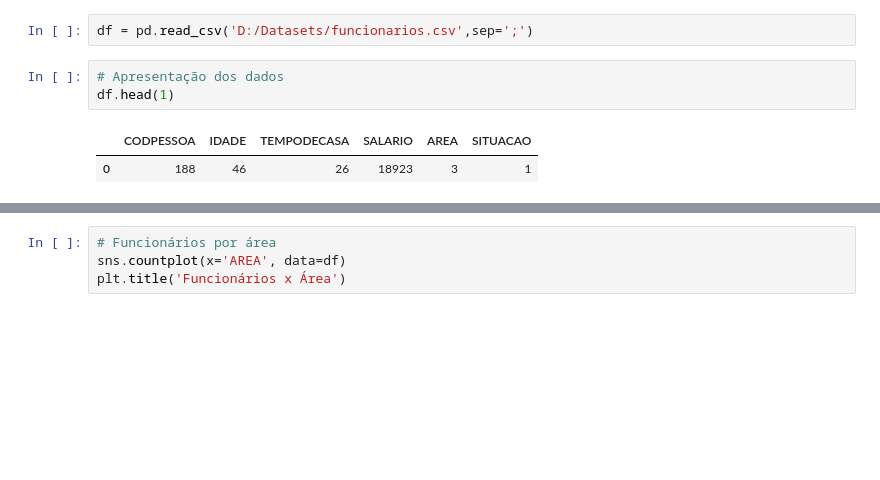
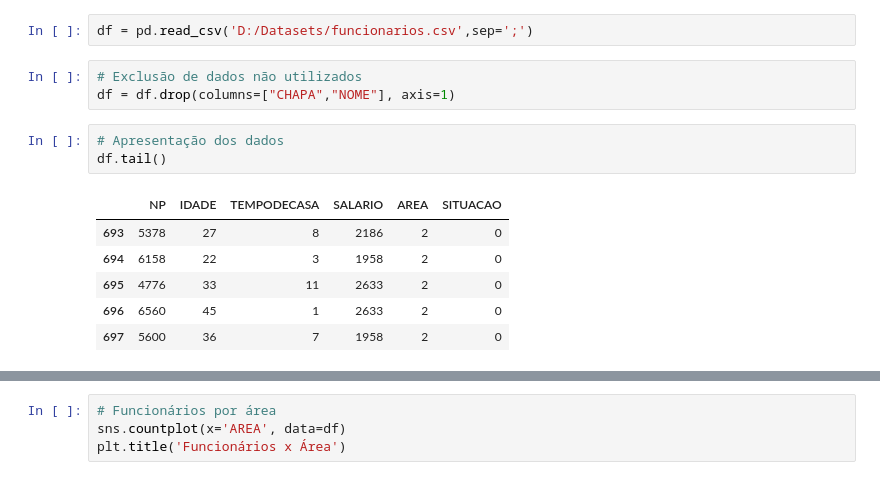
Before and after one commit to wfernandesc/ds_pessoas, a Jupyter notebook: pessoas.ipynb, the cells around one changed output, grey strips where cells are left out. Cells and saved outputs as stored; diff of their text form; blank space fills up the shorter version.

```diff
--- a/pessoas.ipynb
+++ b/pessoas.ipynb
@@ -7,12 +7,19 @@ import matplotlib.pyplot as plt
 from sklearn import preprocessing
 # %%
 df = pd.read_csv('D:/Datasets/funcionarios.csv',sep=';')
+# %%
+# Exclusão de dados não utilizados
+df = df.drop(columns=["CHAPA","NOME"], axis=1)
 # %%
 # Apresentação dos dados
-df.head(1)
+df.tail()
 # %% [output]
-|  | CODPESSOA | IDADE | TEMPODECASA | SALARIO | AREA | SITUACAO |
-| 0 | 188 | 46 | 26 | 18923 | 3 | 1 |
+|  | NP | IDADE | TEMPODECASA | SALARIO | AREA | SITUACAO |
+| 693 | 5378 | 27 | 8 | 2186 | 2 | 0 |
+| 694 | 6158 | 22 | 3 | 1958 | 2 | 0 |
+| 695 | 4776 | 33 | 11 | 2633 | 2 | 0 |
+| 696 | 6560 | 45 | 1 | 2633 | 2 | 0 |
+| 697 | 5600 | 36 | 7 | 1958 | 2 | 0 |
 # %%
 # Características do dataset
 df.info()
```
Also changed, not shown: parts of 7 cells of this notebook.
